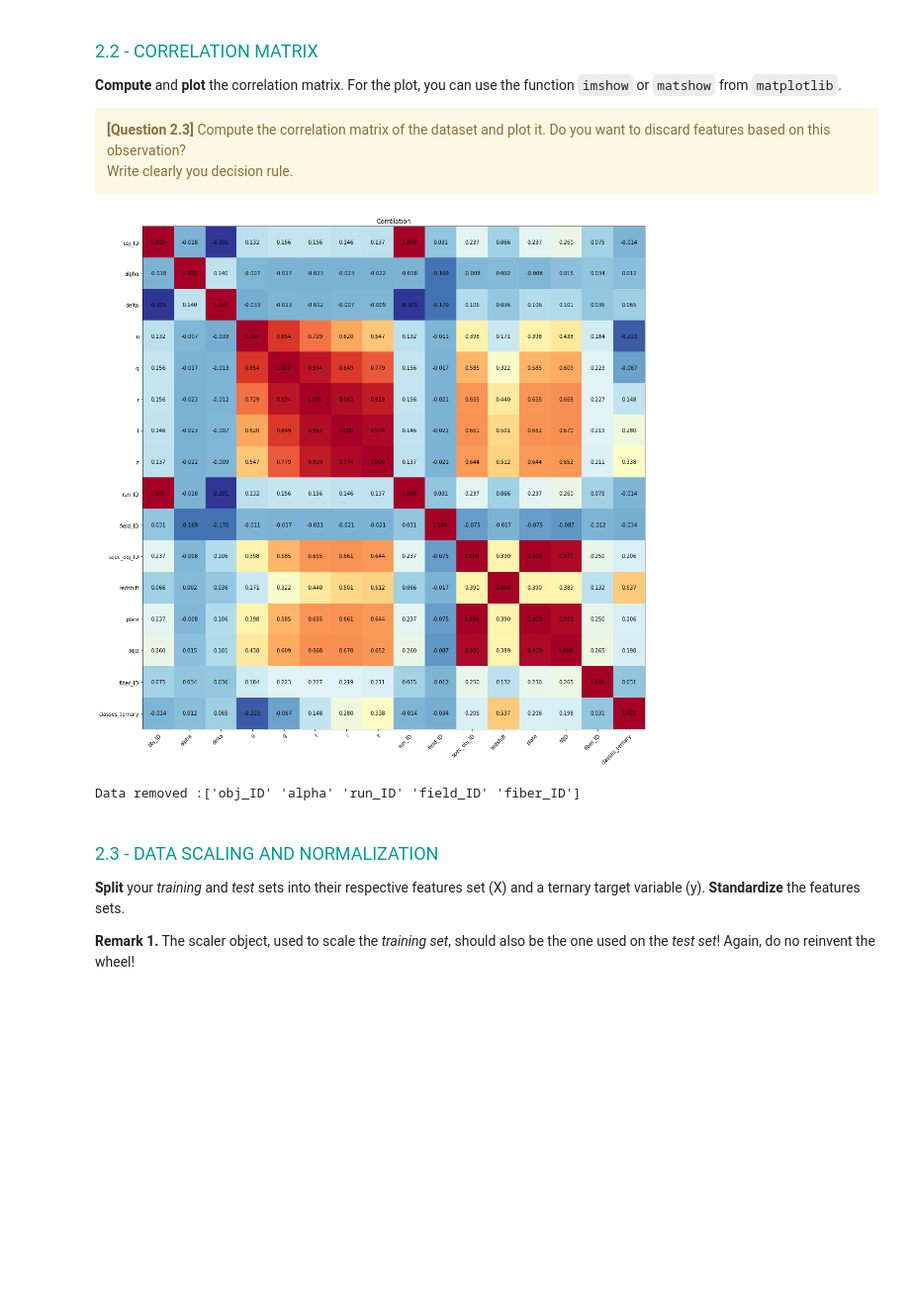
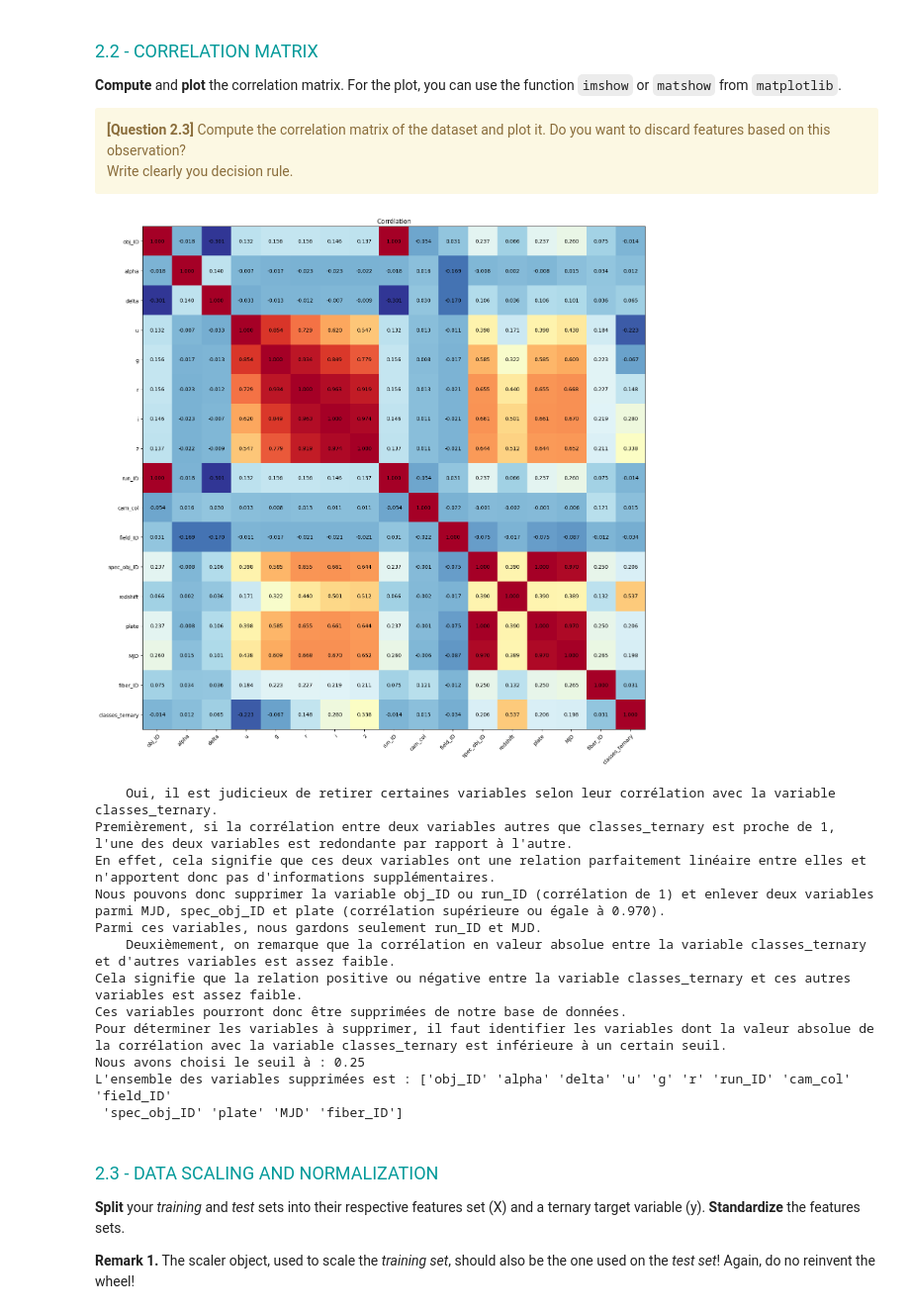
Before and after one commit to Mathis003/LEPL1109-Hackathons, a Jupyter notebook: Hackathon_2/Hackathon02-Classification.ipynb, the cells around one changed output. Shown at 99% size. Cells and saved outputs as stored; diff of their text form; code cells hidden in the pictures; blank space fills up the shorter version.

```diff
--- a/Hackathon_2/Hackathon02-Classification.ipynb
+++ b/Hackathon_2/Hackathon02-Classification.ipynb
@@ -177,18 +168,10 @@ CELL N°2 : Remove useless features
 @post: variable `df` containing the reduced dataframe
 """
 
-filtered_df = df.drop(['class'], axis=1)
-std_dev = filtered_df.std()
-print("Feature's standart deviation:\n")
-print(std_dev)
-threshold = 2
-low_variability_features = std_dev[std_dev < threshold].index.to_list()
-print("\nFeatures with low variability (< 2): {}\n".format(low_variability_features))
-
-print("Number of unique data:\n")
+print("Number of unique data per feature:\n")
 print(df.nunique())
-
-print("\nChoice : We drop 'rerun_ID' and 'cam_col'\n")
-df = df.drop(['rerun_ID'], axis=1)
-df = df.drop(['cam_col'], axis=1)
+print("\n    Nous avons exclu la variable rerun_id en raison de sa singularité, étant caractérisée par une seule valeur, ce qui se traduit par une variance nulle.")
+print("Étant donné que la variance ne constitue pas une mesure normalisée, il devient difficile d'évaluer la pertinence d'une variable en se basant sur un seuil défini.")
+print("Comme notre base de données ne contient pas de valeurs manquantes, notre choix ne peut pas se baser sur ce critère.")
+df = df.drop(columns=['rerun_ID'])
 # %% [output]
@@ -301,41 +298,73 @@ Write clearly you decision rule.
 # %%
 """
 CELL N°5 : CORRELATION MATRIX
 
 @pre:  Training dataframe
 @post: The correlation matrix between the features (target incl.) and its plot
 """
-names_cat = np.array([label for label in data_train])
-names_cat = names_cat['class' != names_cat]
+
+# Suppose 'data_train' is your training dataframe
+# Adjust the following line to get the feature names and target variable
+
+data_train['classes_ternary'] = data_train['class'].map({'GALAXY':0, 'STAR':1, 'QSO':2})
+
+names_cat = np.array([label for label in data_train.columns if label != 'class'])
+
 N = data_train.shape[1] - 1
-corr = (data_train.corr()).values
+corr = (data_train[names_cat].corr()).values
 
-fig, ax = plt.subplots(figsize= (15, 15)) #plt.figure(figsize= [1000,1000])
+fig, ax = plt.subplots(figsize=(15, 15))
 
+im = ax.imshow(corr, cmap='RdYlBu_r')
 
-im = ax.imshow(corr, cmap='RdYlBu_r') #cmap = 'RdYlBu_r' 'Reds' 'winter' 'Greys'
-
-ax.set_xticks(np.arange(N), labels=names_cat)
-ax.set_yticks(np.arange(N), labels=names_cat)
-
+ax.set_xticks(np.arange(N))
+ax.set_yticks(np.arange(N))
+ax.set_xticklabels(names_cat)
+ax.set_yticklabels(names_cat)
 
 plt.setp(ax.get_xticklabels(), rotation=45, ha="right", rotation_mode="anchor")
 
 for i in range(N):
     for j in range(N):
-        text = ax.text(j, i, f"{corr[i][j]:.3f}", ha="center", va="center", color="k")
+        text = ax.text(j, i, f"{corr[i, j]:.3f}", ha="center", va="center", color="k")
 
 ax.set_title("Corrélation")
 fig.tight_layout()
 plt.show()
 
-#Remove data with corrélation too small
-treshold = .05
+#Spot the feature that have a small correlation with classes_ternary
+treshold = 0.25
 cat_out = names_cat[((np.abs(corr[-1])) < treshold)]
-print("Data removed :" + str(cat_out))
+
+#Remove the discarded features
+for cat in cat_out:
+    data_train = data_train.drop(columns=cat)
+
+print("    Oui, il est judicieux de retirer certaines variables selon leur corrélation avec la variable classes_ternary.")
+print("Premièrement, si la corrélation entre deux variables autres que classes_ternary est proche de 1, l'une des deux variables est redondante par rapport à l'autre.")
+print("En effet, cela signifie que ces deux variables ont une relation parfaitement linéaire entre elles et n'apportent donc pas d'informations supplémentaires.")
+print("Nous pouvons donc supprimer la variable obj_ID ou run_ID (corrélation de 1) et enlever deux variables parmi MJD, spec_obj_ID et plate (corrélation supérieure ou égale à 0.970).")
+print("Parmi ces variables, nous gardons seulement run_ID et MJD.")
+print("    Deuxièmement, on remarque que la corrélation en valeur absolue entre la variable classes_ternary et d'autres variables est assez faible.")
+print("Cela signifie que la relation positive ou négative entre la variable classes_ternary et ces autres variables est assez faible.")
+print("Ces variables pourront donc être supprimées de notre base de données.")
+print("Pour déterminer les variables à supprimer, il faut identifier les variables dont la valeur absolue de la corrélation avec la variable classes_ternary est inférieure à un certain seuil.")
+print(f"Nous avons choisi le seuil à : 0.25")
+print(f"L'ensemble des variables supprimées est : {str(cat_out)}")
 # %% [output]
-[figure, old version]
+[figure, new version]
-Data removed :['obj_ID' 'alpha' 'run_ID' 'field_ID' 'fiber_ID']
+    Oui, il est judicieux de retirer certaines variables selon leur corrélation avec la variable classes_ternary.
+Premièrement, si la corrélation entre deux variables autres que classes_ternary est proche de 1, l'une des deux variables est redondante par rapport à l'autre.
+En effet, cela signifie que ces deux variables ont une relation parfaitement linéaire entre elles et n'apportent donc pas d'informations supplémentaires.
+Nous pouvons donc supprimer la variable obj_ID ou run_ID (corrélation de 1) et enlever deux variables parmi MJD, spec_obj_ID et plate (corrélation supérieure ou égale à 0.970).
+Parmi ces variables, nous gardons seulement run_ID et MJD.
+    Deuxièmement, on remarque que la corrélation en valeur absolue entre la variable classes_ternary et d'autres variables est assez faible.
+Cela signifie que la relation positive ou négative entre la variable classes_ternary et ces autres variables est assez faible.
+Ces variables pourront donc être supprimées de notre base de données.
+Pour déterminer les variables à supprimer, il faut identifier les variables dont la valeur absolue de la corrélation avec la variable classes_ternary est inférieure à un certain seuil.
+Nous avons choisi le seuil à : 0.25
+L'ensemble des variables supprimées est : ['obj_ID' 'alpha' 'delta' 'u' 'g' 'r' 'run_ID' 'cam_col' 'field_ID'
+ 'spec_obj_ID' 'plate' 'MJD' 'fiber_ID']
 # %% [markdown]
 <font size=4 color=#009999> <br> 2.3 - DATA SCALING AND NORMALIZATION</font> <br>
 
```
Also changed, not shown: parts of 6 cells of this notebook.
